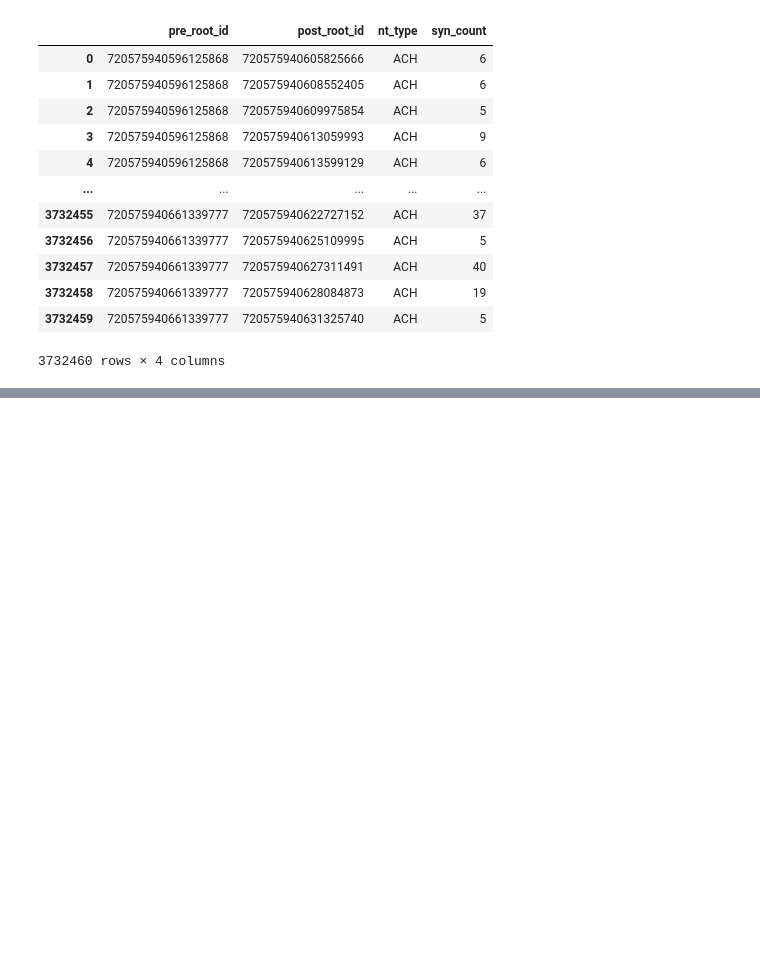
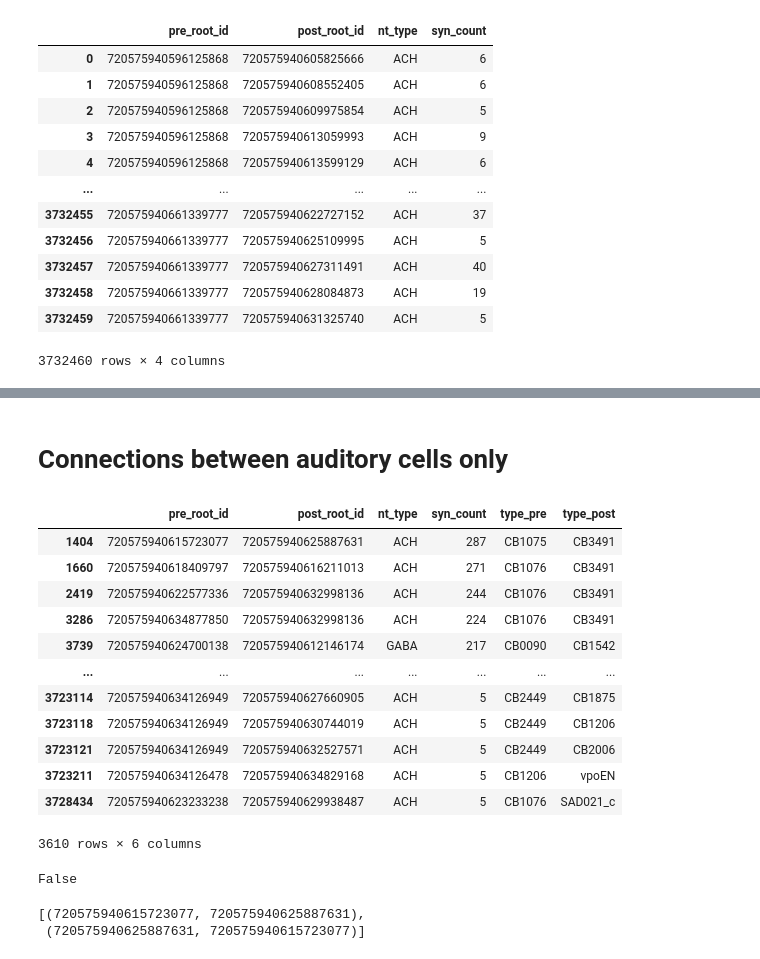
Before and after one commit to gabrielle9/aud_network_analysis-fall25, a Jupyter notebook: networkanalysis.ipynb, the cells around one changed output, grey strips where cells are left out. Drawn from its saved outputs; the diff is of its cells as text; code cells hidden in the pictures; blank space fills up the shorter version.

```diff
--- a/networkanalysis.ipynb
+++ b/networkanalysis.ipynb
@@ -195,0 +162,5 @@ display(aud_presynaptic, aud_postsynaptic)
+# %%
+#compile baker_neurons and train_dat into one csv
+
+aud_ids = pd.concat([baker_neurons_ids, train_dat_ids]).drop_duplicates() #why are they almost mutually exclusive???
+aud_ids
@@ -195,0 +181,5 @@ display(aud_presynaptic, aud_postsynaptic)
+# %%
+#turn into list for filtering
+
+aud_ids_list = aud_ids['root_id'].tolist()
+aud_ids_list
@@ -195,0 +204,21 @@ display(aud_presynaptic, aud_postsynaptic)
+# %% [markdown]
+# Connections between auditory cells only
+# %%
+#turn into smaller dataframe
+conns_aud = conns.copy(deep=True) #copy conns to avoid settingwithcopy warning
+conns_aud = conns_aud[conns_aud['pre_root_id'].isin(aud_ids_list) & conns_aud['post_root_id'].isin(aud_ids_list)]
+conns_aud
+# %% [output]
+|  | pre_root_id | post_root_id | nt_type | syn_count | type_pre | type_post |
+| 1404 | 720575940615723077 | 720575940625887631 | ACH | 287 | CB1075 | CB3491 |
+| 1660 | 720575940618409797 | 720575940616211013 | ACH | 271 | CB1076 | CB3491 |
+| 2419 | 720575940622577336 | 720575940632998136 | ACH | 244 | CB1076 | CB3491 |
+| 3286 | 720575940634877850 | 720575940632998136 | ACH | 224 | CB1076 | CB3491 |
+| 3739 | 720575940624700138 | 720575940612146174 | GABA | 217 | CB0090 | CB1542 |
+| ... | ... | ... | ... | ... | ... | ... |
+| 3723114 | 720575940634126949 | 720575940627660905 | ACH | 5 | CB2449 | CB1875 |
+| 3723118 | 720575940634126949 | 720575940630744019 | ACH | 5 | CB2449 | CB1206 |
+| 3723121 | 720575940634126949 | 720575940632527571 | ACH | 5 | CB2449 | CB2006 |
+| 3723211 | 720575940634126478 | 720575940634829168 | ACH | 5 | CB1206 | vpoEN |
+| 3728434 | 720575940623233238 | 720575940629938487 | ACH | 5 | CB1076 | SAD021_c |
+3610 rows × 6 columns
@@ -195,0 +349,15 @@ display(aud_presynaptic, aud_postsynaptic)
+# %%
+#run treeness algorithm
+
+#algorithm does not work because my current graph contains cycles...?
+
+nx.is_directed_acyclic_graph(G_aud)
+# %% [output]
+False
+# %%
+#find cycles
+
+nx.find_cycle(G_aud)
+# %% [output]
+[(720575940615723077, 720575940625887631),
+ (720575940625887631, 720575940615723077)]
```
Also changed, not shown: parts of 21 cells of this notebook.
